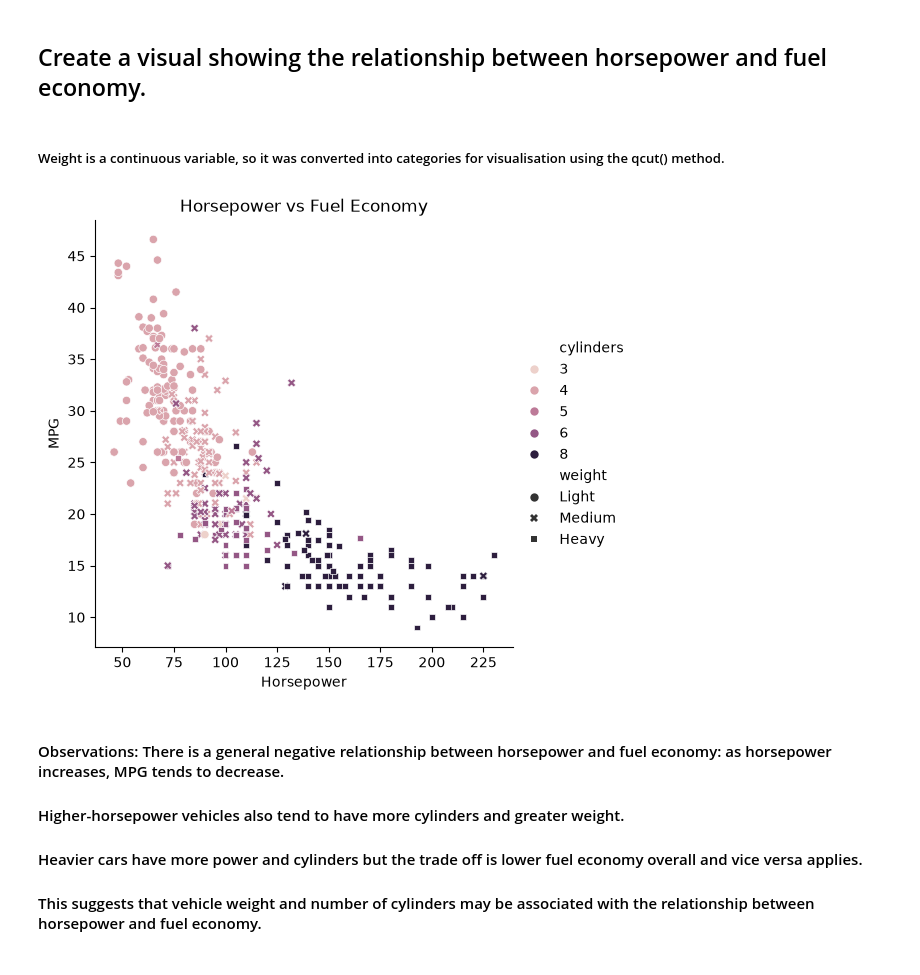
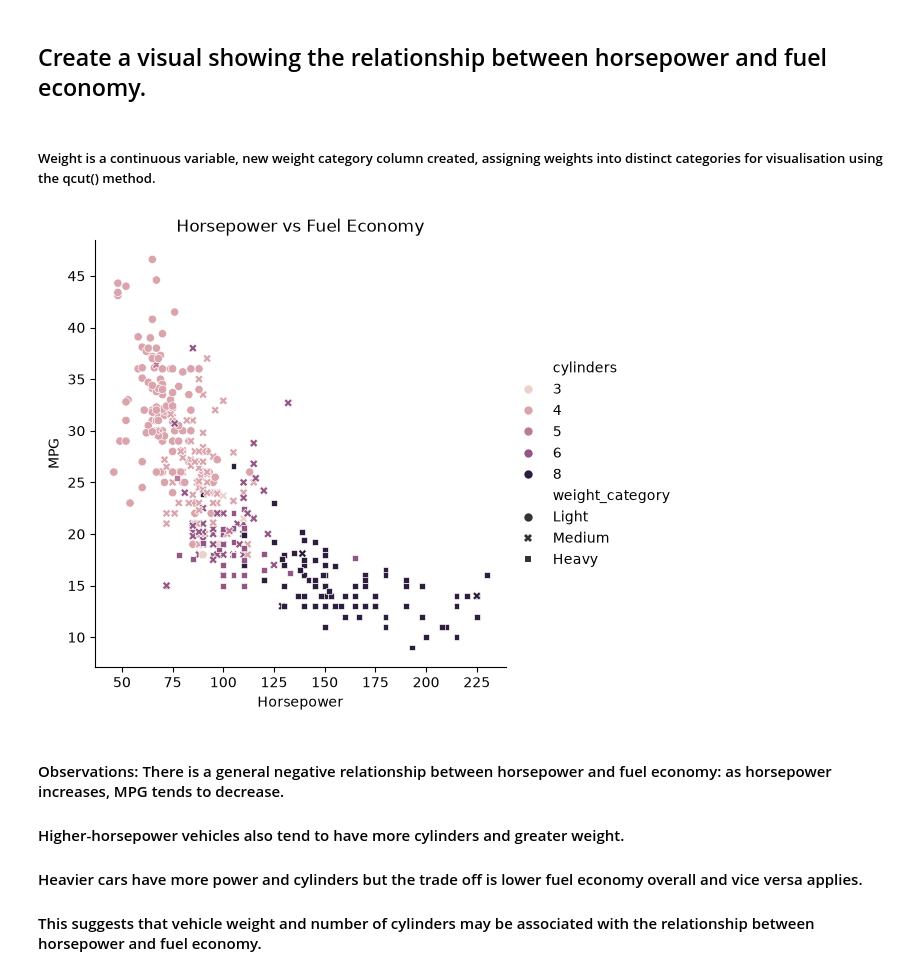
Before and after one commit to codethropology/mpg-analysis, a Jupyter notebook: sm-mpg-analysis.ipynb, the cells around one changed output. Saved outputs shown, nothing was run; the diff lists cells and outputs as text; code cells hidden in the pictures.

Commit message:
Add files via upload
In first visual relplot hp vs fuel econ, changed 'weight' to 'weight category' instead of overwriting original weight col.

```diff
--- a/sm-mpg-analysis.ipynb
+++ b/sm-mpg-analysis.ipynb
@@ -15,21 +15,21 @@ mpg.head()
 # %% [markdown]
 ## Create a visual showing the relationship between horsepower and fuel economy.
 # %% [markdown]
-##### Weight is a continuous variable, so it was converted into categories for visualisation using the qcut() method.
+##### Weight is a continuous variable, new weight category column created, assigning weights into distinct categories for visualisation using the qcut() method.
 # %%
-mpg['weight'] = pd.qcut(
+mpg['weight_category'] = pd.qcut(
     mpg['weight'],
     q=3,
     labels=['Light', 'Medium', 'Heavy']
 )
 # %%
-sns.relplot(data=mpg, x='horsepower', y='mpg', style='weight', hue='cylinders')
+sns.relplot(data=mpg, x='horsepower', y='mpg', style='weight_category', hue='cylinders')
 plt.title('Horsepower vs Fuel Economy')
 plt.xlabel('Horsepower')
 plt.ylabel('MPG')
 plt.show()
 # %% [output]
-[figure, old version]
+[figure, new version]
 # %% [markdown]
 #### Observations: There is a general negative relationship between horsepower and fuel economy: as horsepower increases, MPG tends to decrease.
 #### Higher-horsepower vehicles also tend to have more cylinders and greater weight.
```
